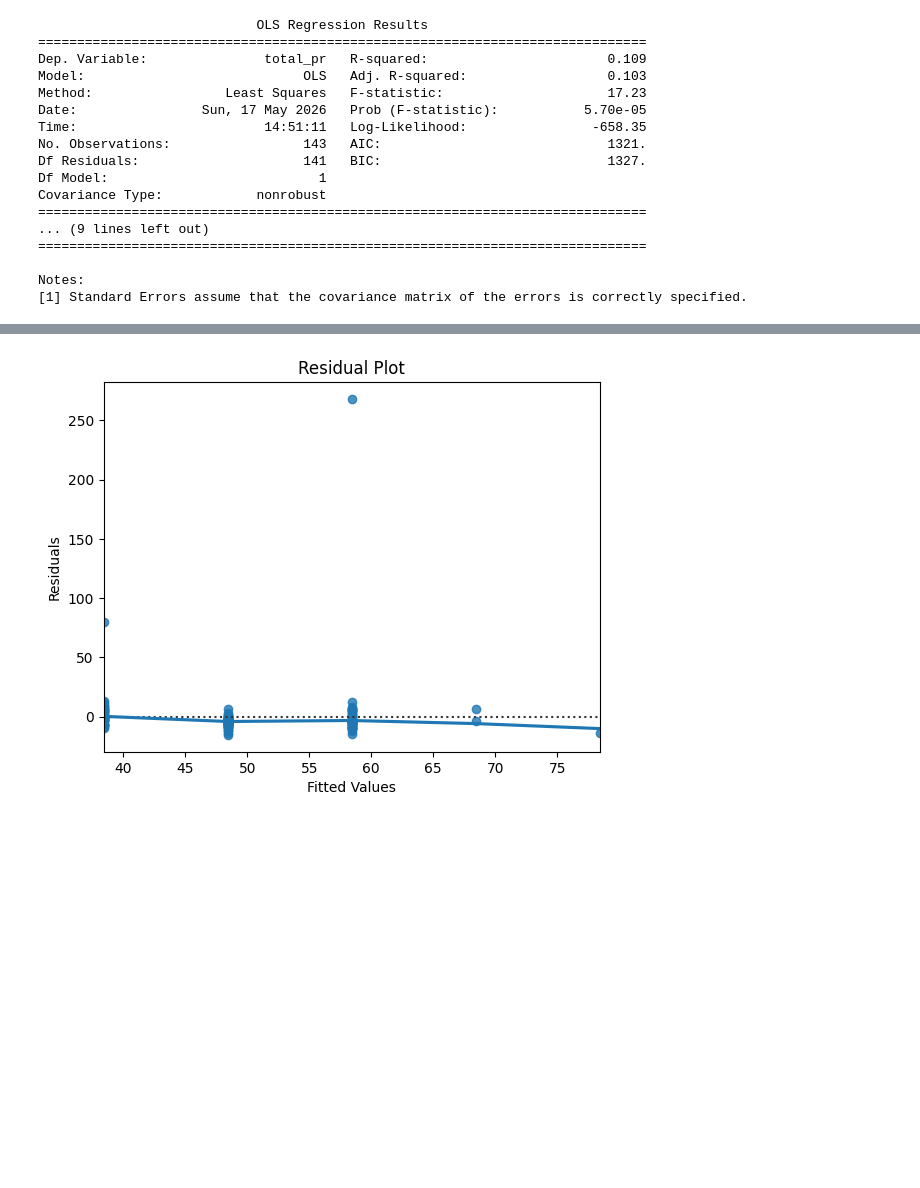
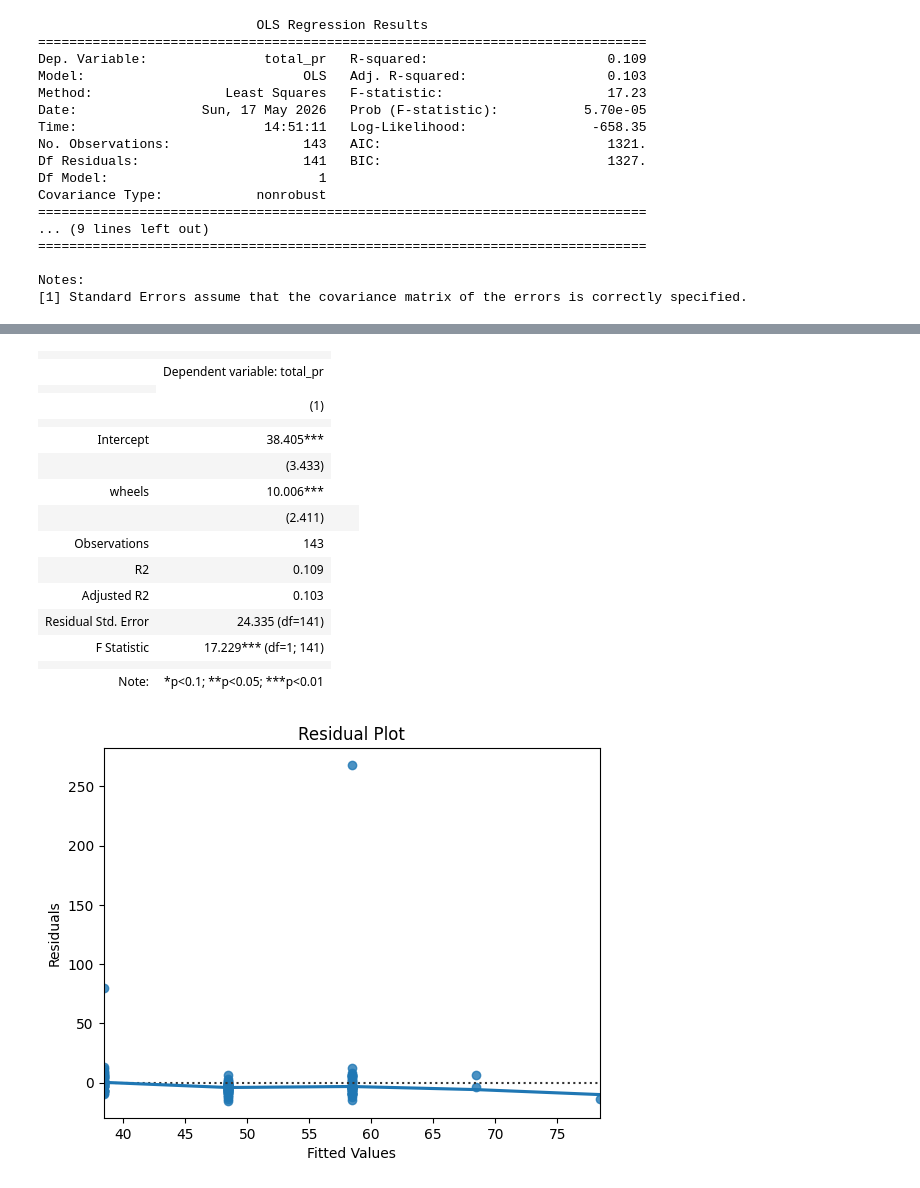
Before and after one commit to OliverC-ops/Final-python-code, a Jupyter notebook: Python_assignment_code_Oliver_C.ipynb, the cells around one changed output, grey strips where cells are left out. Cells and saved outputs as stored; diff of their text form; code cells hidden in the pictures; blank space fills up the shorter version.

```diff
--- a/Python_assignment_code_Oliver_C.ipynb
+++ b/Python_assignment_code_Oliver_C.ipynb
@@ -171,3 +183,5 @@ plt.show()
+# %%
+mk = pd.read_csv("mariokart.csv")
 # %%
 import statsmodels.formula.api as smf
 
@@ -194,3 +214,25 @@ Notes:
+# %%
+model1 = smf.ols('total_pr ~ wheels', data=mk).fit()
+# %%
+table=Stargazer([model1])
+table
+# %% [output]
+|  |  |
+|  | Dependent variable: total_pr |
+|  |
+|  | (1) |
+|  |  |
+| Intercept | 38.405*** |
+|  | (3.433) |
+| wheels | 10.006*** |
+|  | (2.411) |  |  |
+| Observations | 143 |
+| R2 | 0.109 |
+| Adjusted R2 | 0.103 |
+| Residual Std. Error | 24.335 (df=141) |
+| F Statistic | 17.229*** (df=1; 141) |
+|  |  |
+| Note: | *p<0.1; **p<0.05; ***p<0.01 |
 # %%
 sns.residplot(x=model1.fittedvalues, y=model1.resid, lowess=True)
 plt.xlabel('Fitted Values')
```
Also changed, not shown: parts of 6 cells of this notebook.
